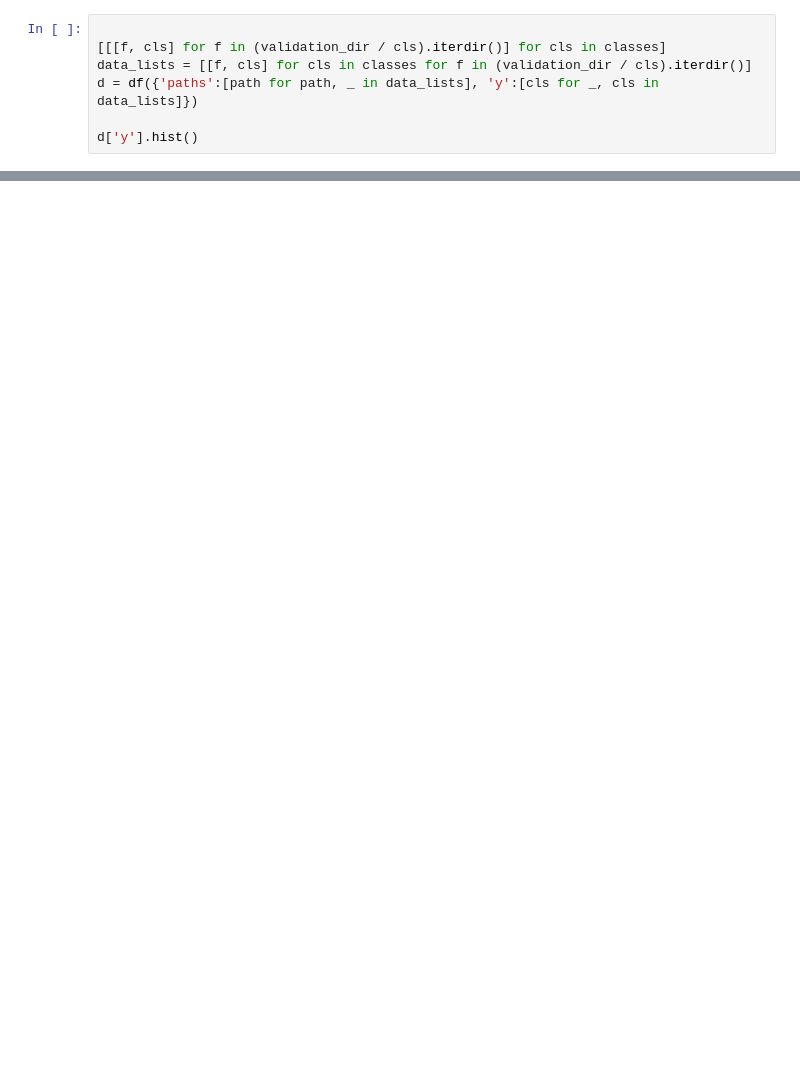
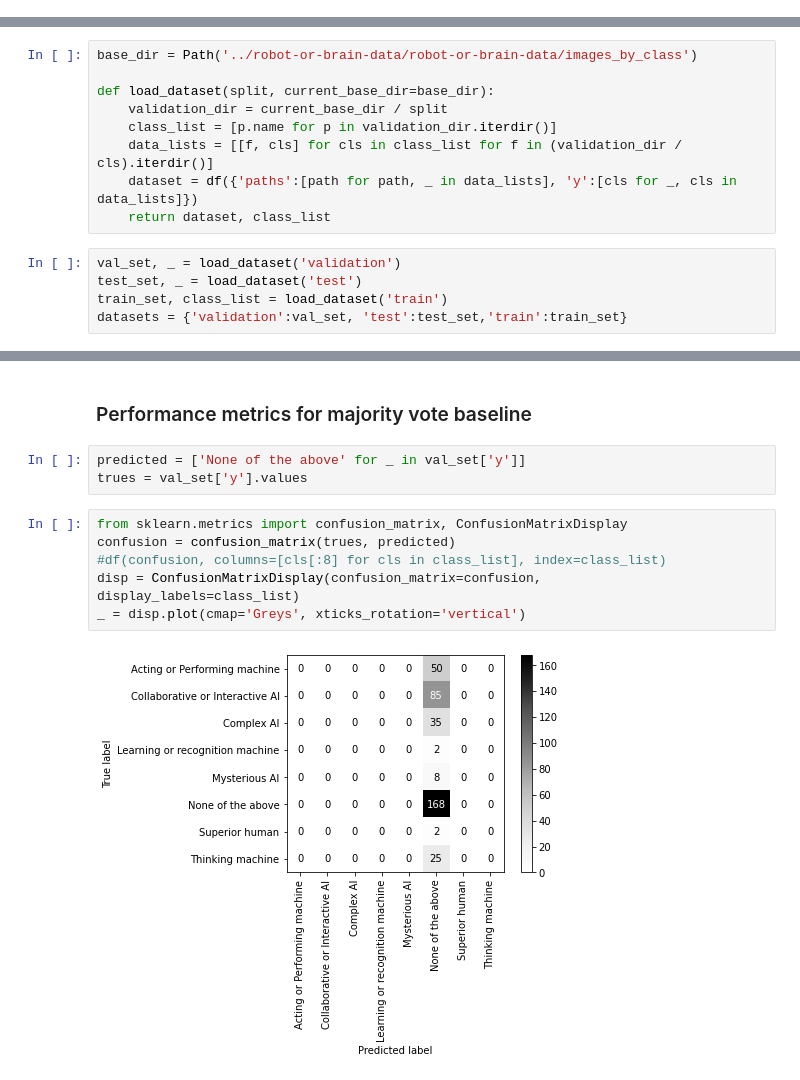
Before and after one commit to robot-or-brain/robot_or_brain, a Jupyter notebook: baseline.ipynb, the cells around one changed output, grey strips where cells are left out. Drawn from its saved outputs; the diff is of its cells as text; blank space fills up the shorter version.

Commit message:
add baseline performance metrics

```diff
--- a/baseline.ipynb
+++ b/baseline.ipynb
@@ -20,7 +5,0 @@ classes = [p.name for p in validation_dir.iterdir()]
-# %%
-
-[[[f, cls] for f in (validation_dir / cls).iterdir()] for cls in classes]
-data_lists = [[f, cls] for cls in classes for f in (validation_dir / cls).iterdir()]
-d = df({'paths':[path for path, _ in data_lists], 'y':[cls for _, cls in data_lists]})
-
-d['y'].hist()
@@ -34,0 +8,14 @@ d = validation_dir / (classes[3])
+# %%
+base_dir = Path('../robot-or-brain-data/robot-or-brain-data/images_by_class')
+
+def load_dataset(split, current_base_dir=base_dir):
+    validation_dir = current_base_dir / split
+    class_list = [p.name for p in validation_dir.iterdir()]
+    data_lists = [[f, cls] for cls in class_list for f in (validation_dir / cls).iterdir()]
+    dataset = df({'paths':[path for path, _ in data_lists], 'y':[cls for _, cls in data_lists]})
+    return dataset, class_list
+# %%
+val_set, _ = load_dataset('validation')
+test_set, _ = load_dataset('test')
+train_set, class_list = load_dataset('train')
+datasets = {'validation':val_set, 'test':test_set,'train':train_set}
@@ -34,0 +57,13 @@ d = validation_dir / (classes[3])
+# %% [markdown]
+### Performance metrics for majority vote baseline
+# %%
+predicted = ['None of the above' for _ in val_set['y']]
+trues = val_set['y'].values
+# %%
+from sklearn.metrics import confusion_matrix, ConfusionMatrixDisplay
+confusion = confusion_matrix(trues, predicted)
+#df(confusion, columns=[cls[:8] for cls in class_list], index=class_list)
+disp = ConfusionMatrixDisplay(confusion_matrix=confusion,                               display_labels=class_list)
+_ = disp.plot(cmap='Greys', xticks_rotation='vertical')
+# %% [output]
+[figure, added]
```
Also changed, not shown: parts of 10 cells of this notebook.
